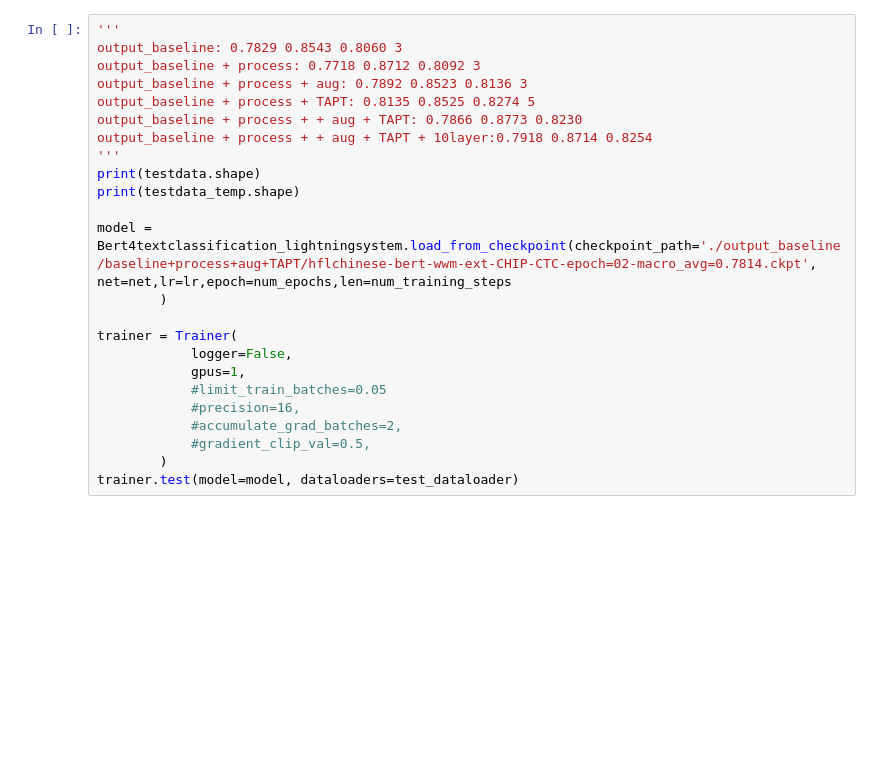
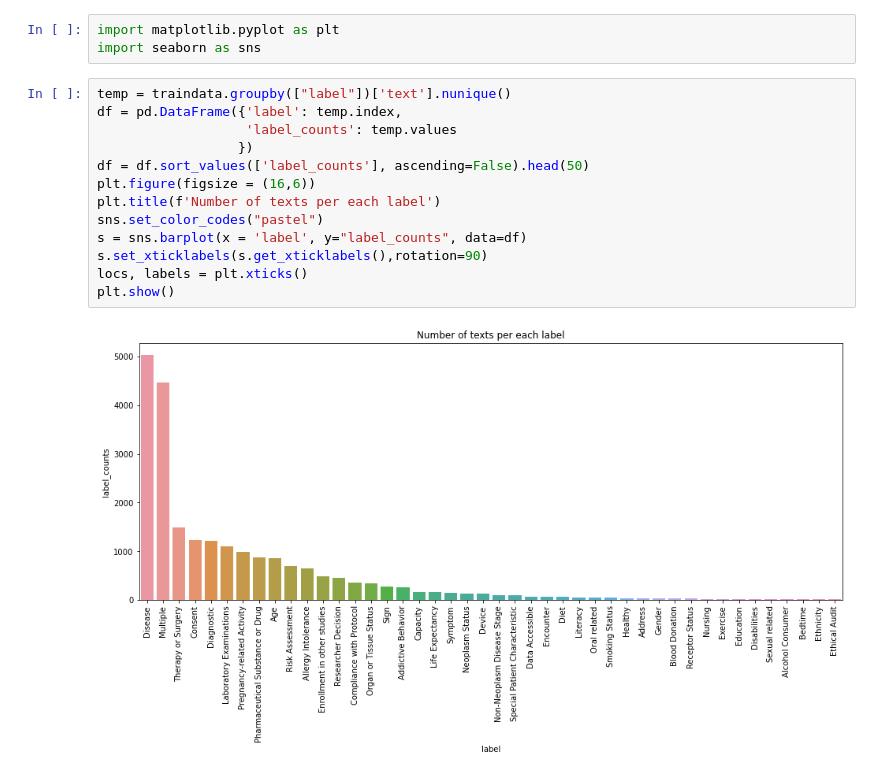
Before and after one commit to gray311/Bert4textclassification4pl, a Jupyter notebook: data_augmentation.ipynb, the cells around one changed output. Saved outputs shown, nothing was run; the diff lists cells and outputs as text; blank space fills up the shorter version.

```diff
--- a/data_augmentation.ipynb
+++ b/data_augmentation.ipynb
@@ -274,25 +43,18 @@ class Bert4textclassification_lightningsystem(pl.LightningModule):
-# %%
-'''
-output_baseline: 0.7829 0.8543 0.8060 3
-output_baseline + process: 0.7718 0.8712 0.8092 3
-output_baseline + process + aug: 0.7892 0.8523 0.8136 3
-output_baseline + process + TAPT: 0.8135 0.8525 0.8274 5
-output_baseline + process + + aug + TAPT: 0.7866 0.8773 0.8230
-output_baseline + process + + aug + TAPT + 10layer:0.7918 0.8714 0.8254
-'''
-print(testdata.shape)
-print(testdata_temp.shape)
-
-model = Bert4textclassification_lightningsystem.load_from_checkpoint(checkpoint_path='./output_baseline/baseline+process+aug+TAPT/hflchinese-bert-wwm-ext-CHIP-CTC-epoch=02-macro_avg=0.7814.ckpt',
-net=net,lr=lr,epoch=num_epochs,len=num_training_steps
-        )
-
-trainer = Trainer(
-            logger=False,
-            gpus=1,
-            #limit_train_batches=0.05
-            #precision=16,
-            #accumulate_grad_batches=2,
-            #gradient_clip_val=0.5,
-        )
-trainer.test(model=model, dataloaders=test_dataloader)
+# %%
+import matplotlib.pyplot as plt
+import seaborn as sns
+# %%
+temp = traindata.groupby(["label"])['text'].nunique()
+df = pd.DataFrame({'label': temp.index,
+                   'label_counts': temp.values
+                  })
+df = df.sort_values(['label_counts'], ascending=False).head(50)
+plt.figure(figsize = (16,6))
+plt.title(f'Number of texts per each label')
+sns.set_color_codes("pastel")
+s = sns.barplot(x = 'label', y="label_counts", data=df)
+s.set_xticklabels(s.get_xticklabels(),rotation=90)
+locs, labels = plt.xticks()
+plt.show()
+# %% [output]
+[figure, added]
```
Also changed, not shown: parts of 14 cells of this notebook.
